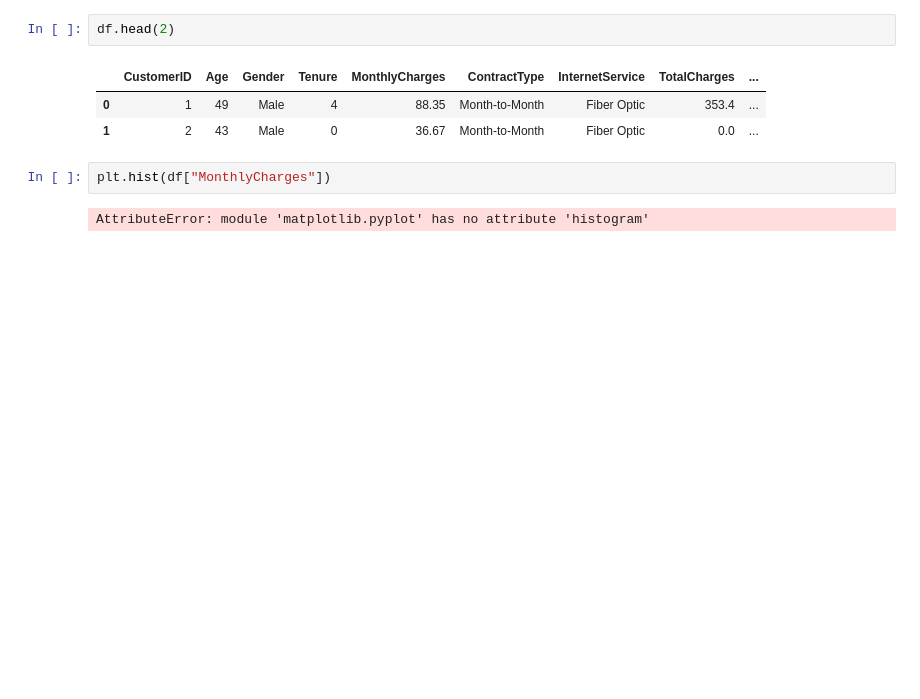
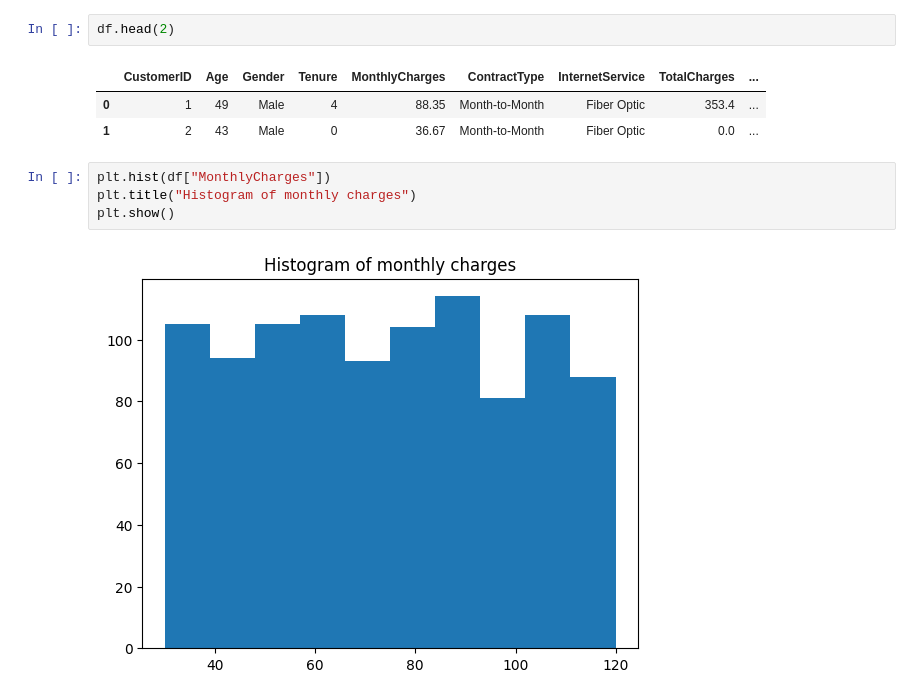
Before and after one commit to Mehtab23455/Customer-Churn-Prediciton, a Jupyter notebook: notebook.ipynb, the cells around one changed output. Cells and saved outputs as stored; diff of their text form; blank space fills up the shorter version.

```diff
--- a/notebook.ipynb
+++ b/notebook.ipynb
@@ -183,5 +183,7 @@ df.head(2)
 | 1 | 2 | 43 | Male | 0 | 36.67 | Month-to-Month | Fiber Optic | 0.0 | ... |
 # %%
 plt.hist(df["MonthlyCharges"])
+plt.title("Histogram of monthly charges")
+plt.show()
 # %% [output]
-AttributeError: module 'matplotlib.pyplot' has no attribute 'histogram'
+[figure, added]
```
Also changed, not shown: parts of 63 cells of this notebook, 1 other file.
